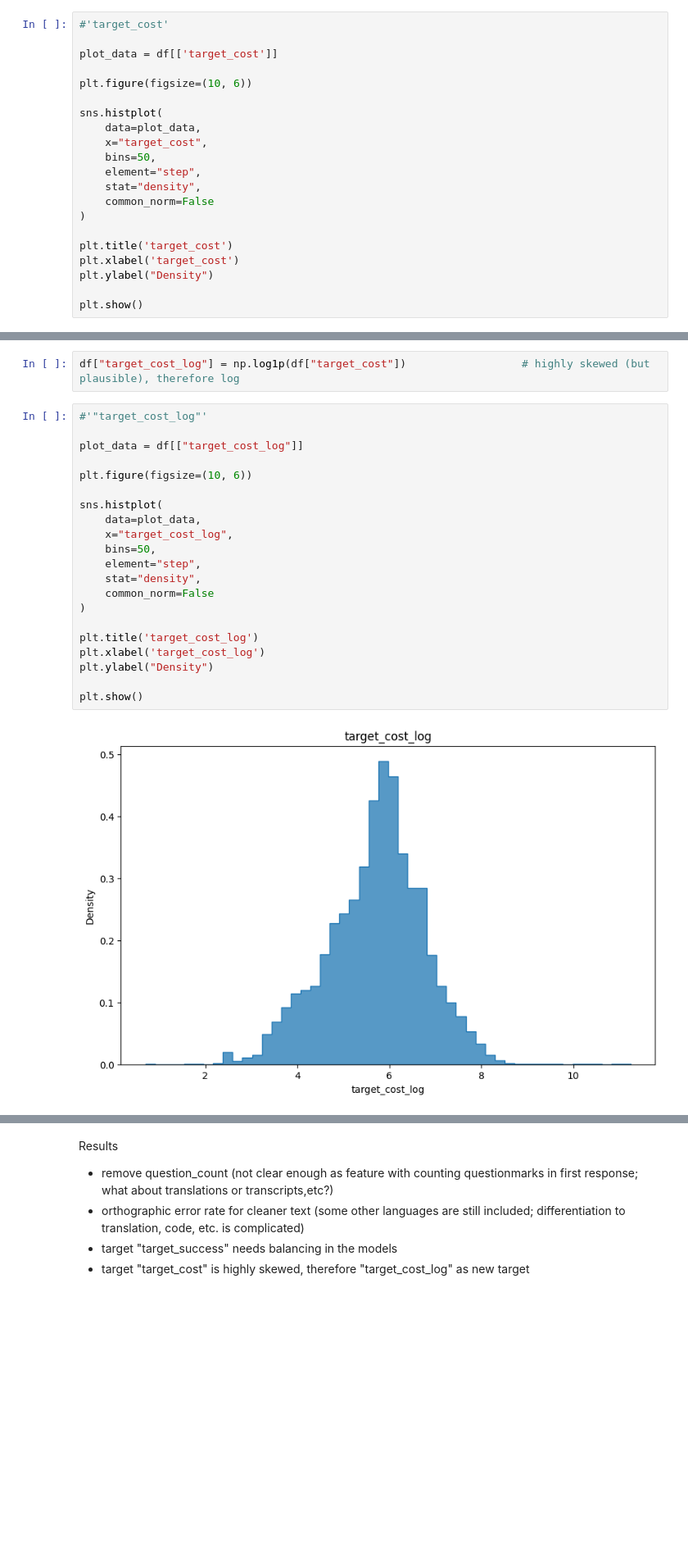
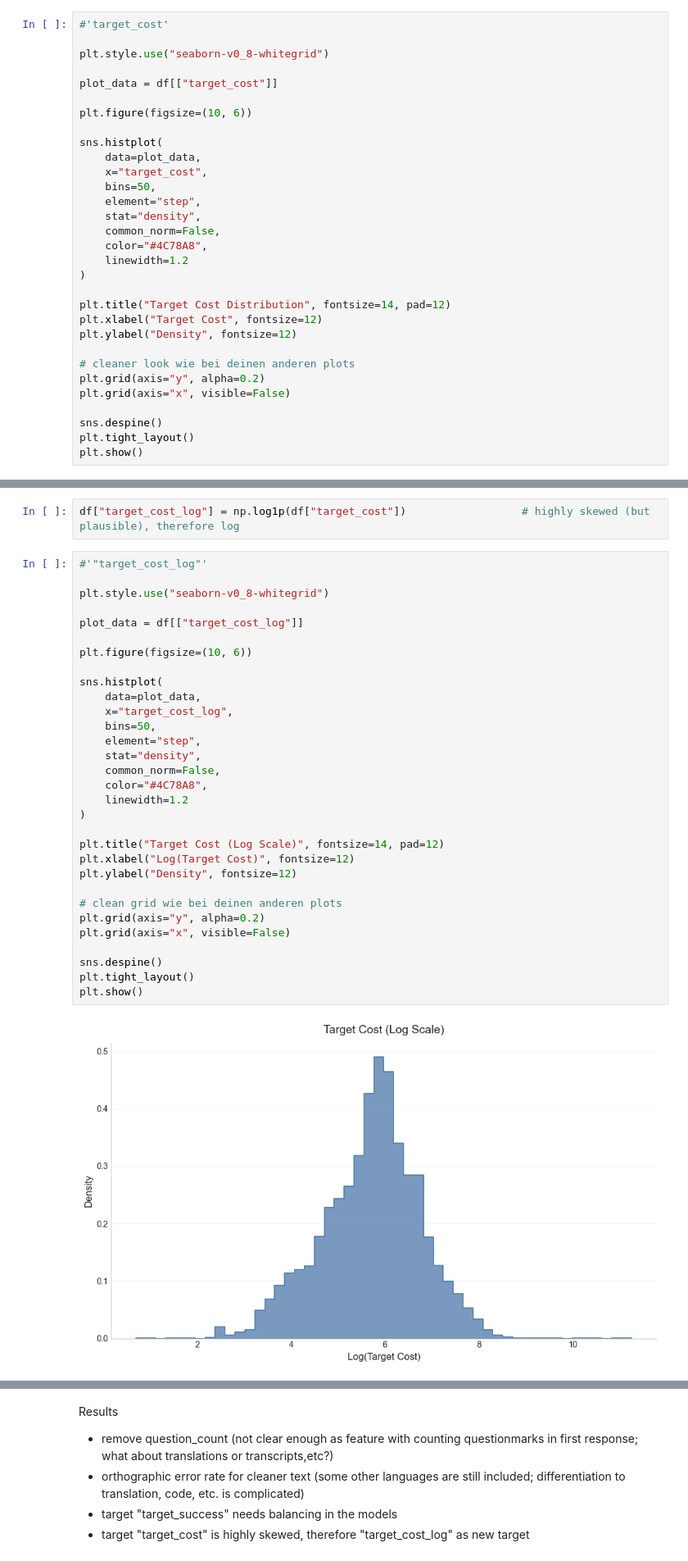
Before and after one commit to Thoericht/llm-sustainability-analysis, a Jupyter notebook: 02_notebooks/0C_data_exploration.ipynb, the cells around one changed output, grey strips where cells are left out. Shown at 82% size. Drawn from its saved outputs; the diff is of its cells as text; blank space fills up the shorter version.

Commit message:
new graphics

```diff
--- a/02_notebooks/0C_data_exploration.ipynb
+++ b/02_notebooks/0C_data_exploration.ipynb
@@ -357,7 +572,9 @@ pd.crosstab(df["topic_name"], df["task_type"])
 # %%
 #'target_cost'
 
-plot_data = df[['target_cost']]
+plt.style.use("seaborn-v0_8-whitegrid")
+
+plot_data = df[["target_cost"]]
 
 plt.figure(figsize=(10, 6))
 
@@ -367,12 +584,20 @@ sns.histplot(
     bins=50,
     element="step",
     stat="density",
-    common_norm=False
+    common_norm=False,
+    color="#4C78A8",
+    linewidth=1.2
 )
 
-plt.title('target_cost')
-plt.xlabel('target_cost')
-plt.ylabel("Density")
+plt.title("Target Cost Distribution", fontsize=14, pad=12)
+plt.xlabel("Target Cost", fontsize=12)
+plt.ylabel("Density", fontsize=12)
 
+# cleaner look wie bei deinen anderen plots
+plt.grid(axis="y", alpha=0.2)
+plt.grid(axis="x", visible=False)
+
+sns.despine()
+plt.tight_layout()
 plt.show()
 # %% [output]
@@ -381,27 +606,37 @@ plt.show()
 df["target_cost_log"] = np.log1p(df["target_cost"])                  # highly skewed (but plausible), therefore log
 # %%
 #'"target_cost_log"'
+
+plt.style.use("seaborn-v0_8-whitegrid")
 
 plot_data = df[["target_cost_log"]]
 
 plt.figure(figsize=(10, 6))
 
 sns.histplot(
     data=plot_data,
     x="target_cost_log",
     bins=50,
     element="step",
     stat="density",
-    common_norm=False
+    common_norm=False,
+    color="#4C78A8",
+    linewidth=1.2
 )
 
-plt.title('target_cost_log')
-plt.xlabel('target_cost_log')
-plt.ylabel("Density")
+plt.title("Target Cost (Log Scale)", fontsize=14, pad=12)
+plt.xlabel("Log(Target Cost)", fontsize=12)
+plt.ylabel("Density", fontsize=12)
 
+# clean grid wie bei deinen anderen plots
+plt.grid(axis="y", alpha=0.2)
+plt.grid(axis="x", visible=False)
+
+sns.despine()
+plt.tight_layout()
 plt.show()
 # %% [output]
-[figure, old version]
+[figure, new version]
 # %%
 # 'target_success'
 
```
Also changed, not shown: parts of 15 cells of this notebook, 1 other file.
